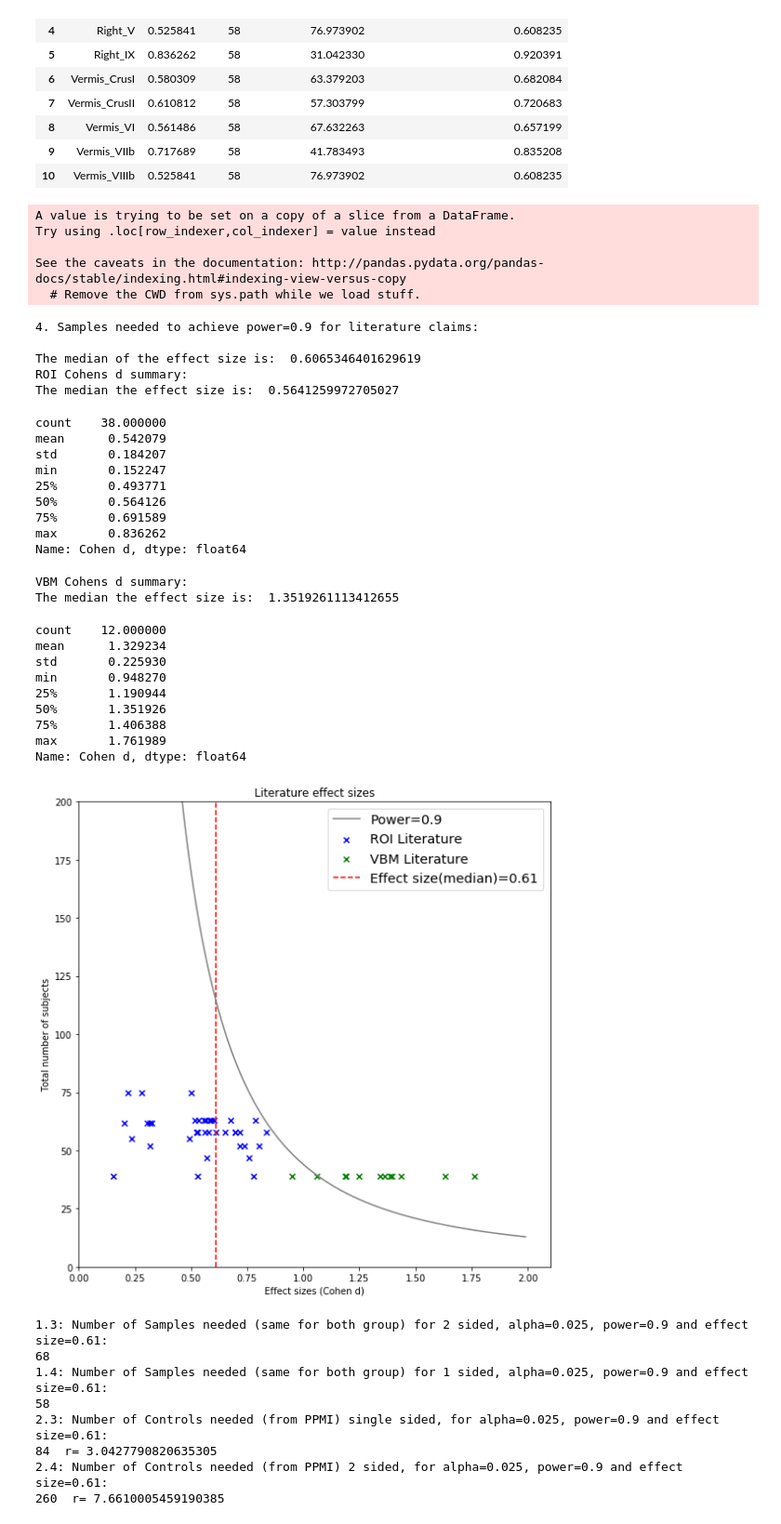
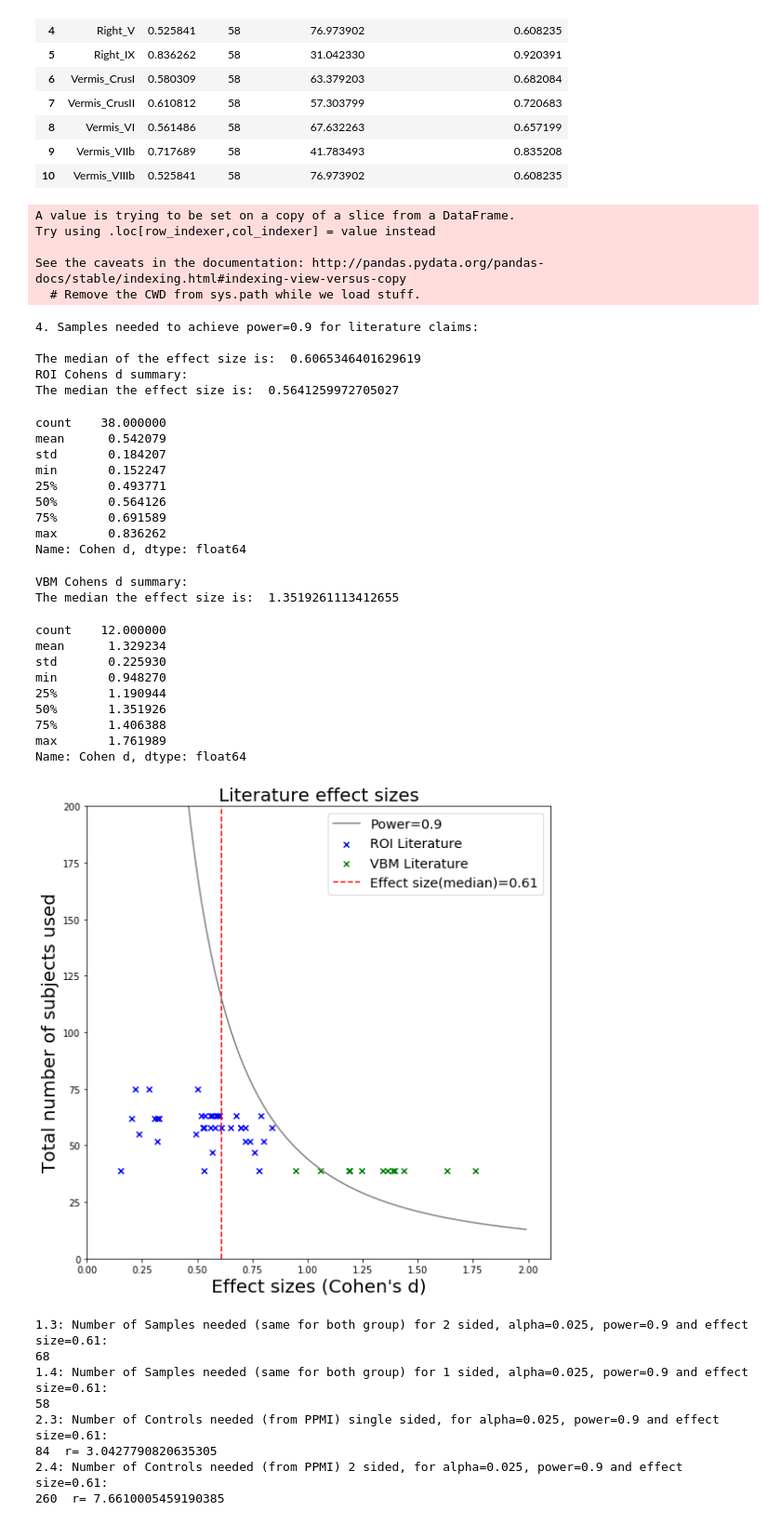
Before and after one commit to Vincent-wq/Replicability-of-PD-ICA, a Jupyter notebook: codes/devel/cerebellum_confounder/0_power_analysis.ipynb, the cells around one changed output. Shown at 93% size. Drawn from its saved outputs; the diff is of its cells as text; code cells hidden in the pictures.

```diff
--- a/codes/devel/cerebellum_confounder/0_power_analysis.ipynb
+++ b/codes/devel/cerebellum_confounder/0_power_analysis.ipynb
@@ -569,43 +569,43 @@ ax.scatter(pd_roi_lit['Cohen d'], pd_roi_lit['total n'], c='b', marker='x')
 ax.scatter(pd_vbm_lit['Cohen d'], pd_vbm_lit['total n'], c='g', marker='x')
 plt.vlines(es_lit, ymin=0, ymax=500, colors='r', linestyles='--', label='power=0.9')
 ax.set_xlim([0,2.1]); ax.set_ylim([0,200]);
-ax.set_xlabel('Effect sizes (Cohen d)')
-ax.set_ylabel('Total number of subjects')
-ax.set_title(r'Literature effect sizes')
+ax.set_xlabel('Effect sizes (Cohen\'s d)',fontsize=20)
+ax.set_ylabel('Total number of subjects used',fontsize=20)
+ax.set_title(r'Literature effect sizes',fontsize=20)
 ax.legend(['Power='+str(power_expected),'ROI Literature','VBM Literature', 'Effect size(median)=0.61'], loc='upper right',fontsize='x-large')
 plt.tight_layout()
 # %% [output]
 A value is trying to be set on a copy of a slice from a DataFrame.
 Try using .loc[row_indexer,col_indexer] = value instead
 
 See the caveats in the documentation: http://pandas.pydata.org/pandas-docs/stable/indexing.html#indexing-view-versus-copy
   # Remove the CWD from sys.path while we load stuff.
 4. Samples needed to achieve power=0.9 for literature claims:
 
 The median of the effect size is:  0.6065346401629619
 ROI Cohens d summary:
 The median the effect size is:  0.5641259972705027
 count    38.000000
 mean      0.542079
 std       0.184207
 min       0.152247
 25%       0.493771
 50%       0.564126
 75%       0.691589
 max       0.836262
 Name: Cohen d, dtype: float64
 VBM Cohens d summary:
 The median the effect size is:  1.3519261113412655
 count    12.000000
 mean      1.329234
 std       0.225930
 min       0.948270
 25%       1.190944
 50%       1.351926
 75%       1.406388
 max       1.761989
 Name: Cohen d, dtype: float64
-[figure, old version]
+[figure, new version]
 # %%
 # borrow controls from PPMI to achieve better power and median of literature effect size
 
```
Also changed, not shown: parts of 2 cells of this notebook, 2 other files.
